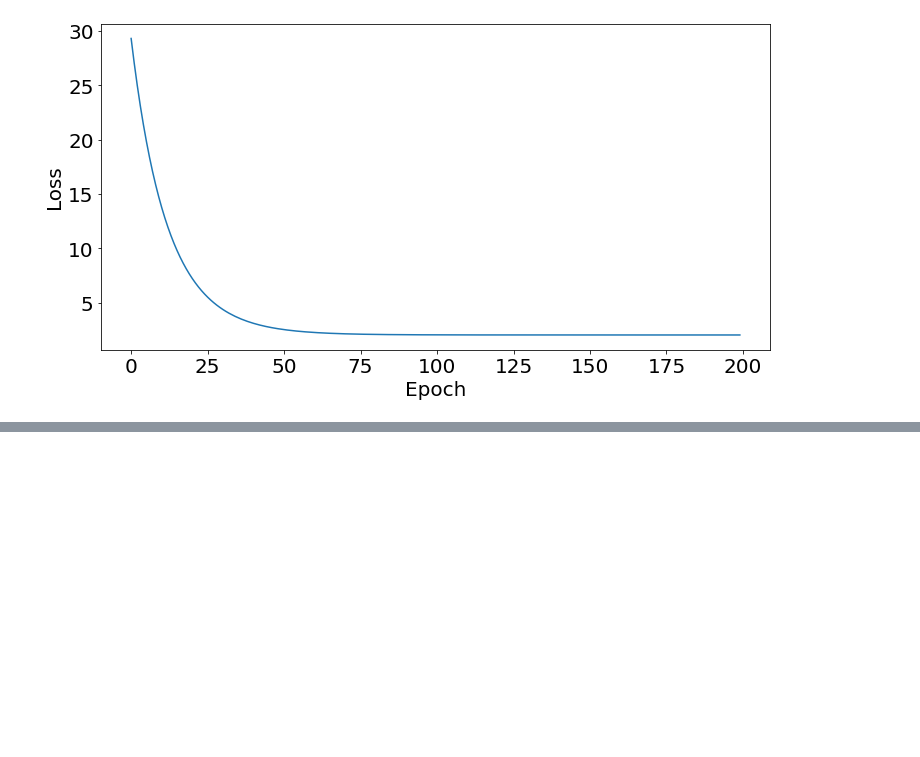
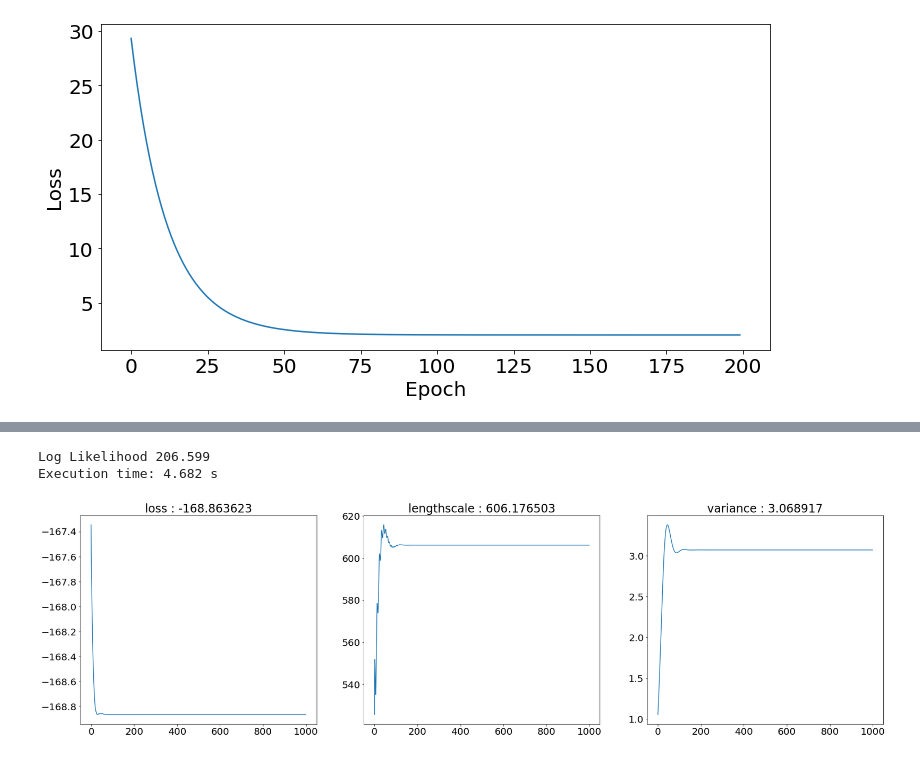
Before and after one commit to radical-collaboration/PaleoSTeHM, a Jupyter notebook: Tutorials/1. Introduction/3. Analysis Choice.ipynb, the cells around one changed output, grey strips where cells are left out. Cells and saved outputs as stored; diff of their text form; code cells hidden in the pictures; blank space fills up the shorter version.

```diff
--- a/Tutorials/1. Introduction/3. Analysis Choice.ipynb
+++ b/Tutorials/1. Introduction/3. Analysis Choice.ipynb
@@ -347,0 +412,35 @@ array([-2.00620561e-06, -1.83821143e-06, -1.79766233e-06, -1.79666975e-06,
+# %%
+#------------------Empirical Bayes------------------
+# calculate computational time
+st = time.time()
+
+pyro.clear_param_store()
+
+#generate a RBF kernel
+RBF_kernel = gp.kernels.RBF(input_dim=1,variance=torch.tensor(1.),lengthscale=torch.tensor(500.))
+
+#generate a GP gression model conditioned on RSL data
+gpr = PSTHM.GPRegression_V(NNC_X, NNC_y, RBF_kernel,noise=torch.tensor(NNC_y_sigma**2),jitter=1e-5)
+
+#Empirical bayes optimization, default iteration is 1000
+gpr,track_list = PSTHM.SVI_NI_optm(gpr,NNC_x_sigma,num_iteration=1000)
+
+#calulate log likelihood of the model prediction
+pred_y,_ = gpr(NNC_X.double(), full_cov=True)
+
+fit_likelihood = PSTHM.cal_likelihood(NNC_y.detach().numpy(),NNC_y_sigma.detach().numpy(),pred_y.detach().numpy())
+print('Log Likelihood {:3.3f}'.format(fit_likelihood))
+
+et = time.time() # get the end time
+
+# get the execution time
+elapsed_time = et - st
+print('Execution time: {:3.3f} s'.format( elapsed_time))
+# %% [output]
+Log Likelihood 206.599
+Execution time: 4.682 s
+# %%
+#Plot the optimization track
+axes = PSTHM.plot_track_list(track_list)
+# %% [output]
+[figure, added]
```
Also changed, not shown: parts of 30 cells of this notebook, 4 other files.
